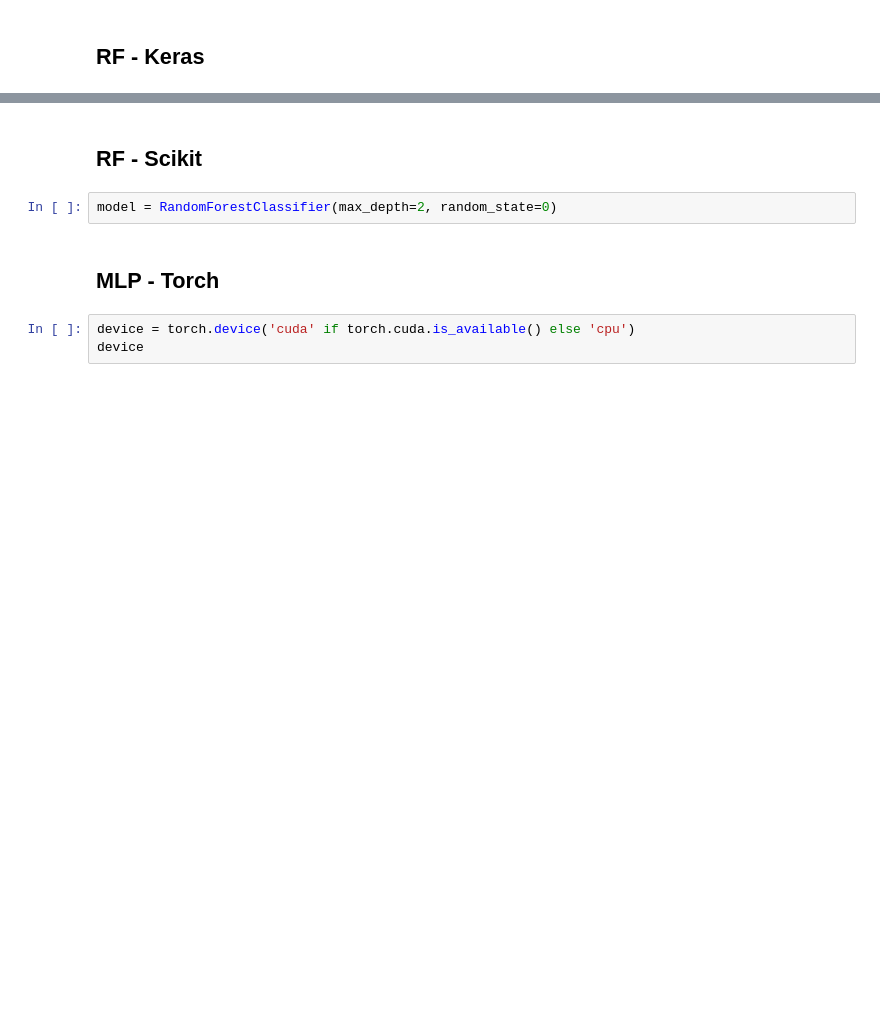
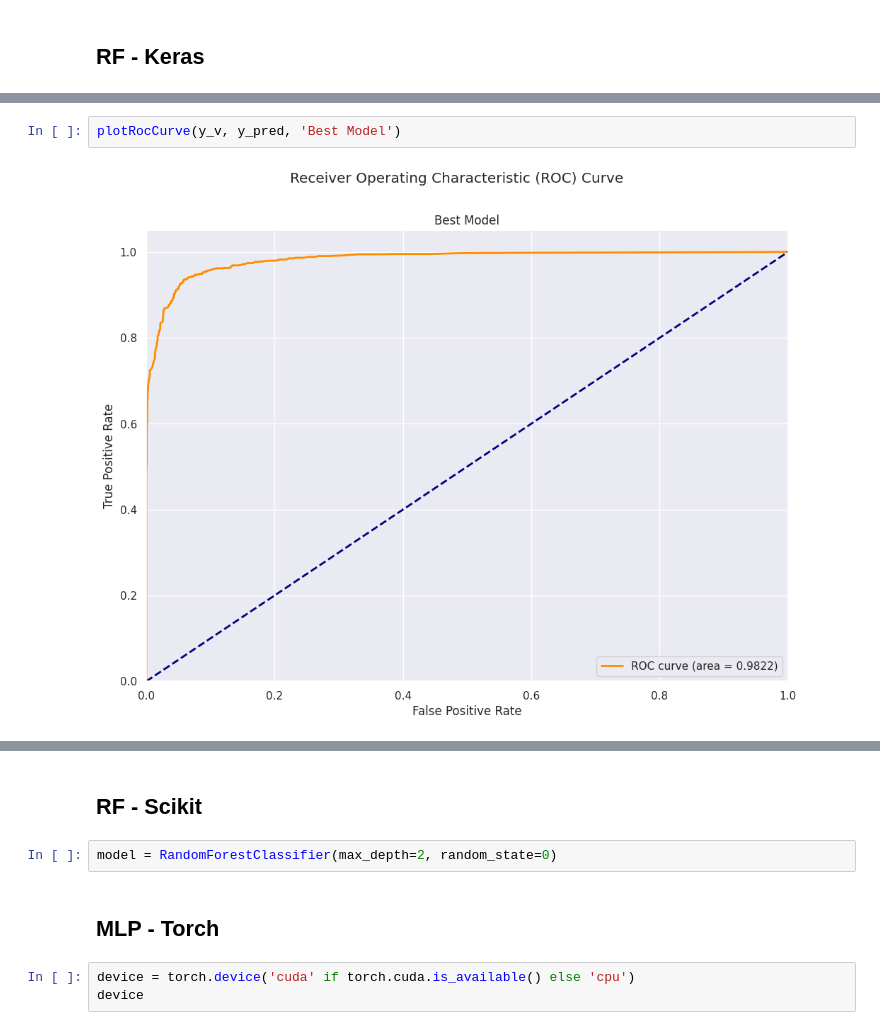
Before and after one commit to Charlesbr101/projeto-redes-neurais, a Jupyter notebook: main.ipynb, the cells around one changed output, grey strips where cells are left out. Cells and saved outputs as stored; diff of their text form; blank space fills up the shorter version.

```diff
--- a/main.ipynb
+++ b/main.ipynb
@@ -1017,0 +1053,4 @@ plot_train_history(history)
+# %%
+plotRocCurve(y_v, y_pred, 'Best Model')
+# %% [output]
+[figure, added]
```
Also changed, not shown: parts of 65 cells of this notebook.
